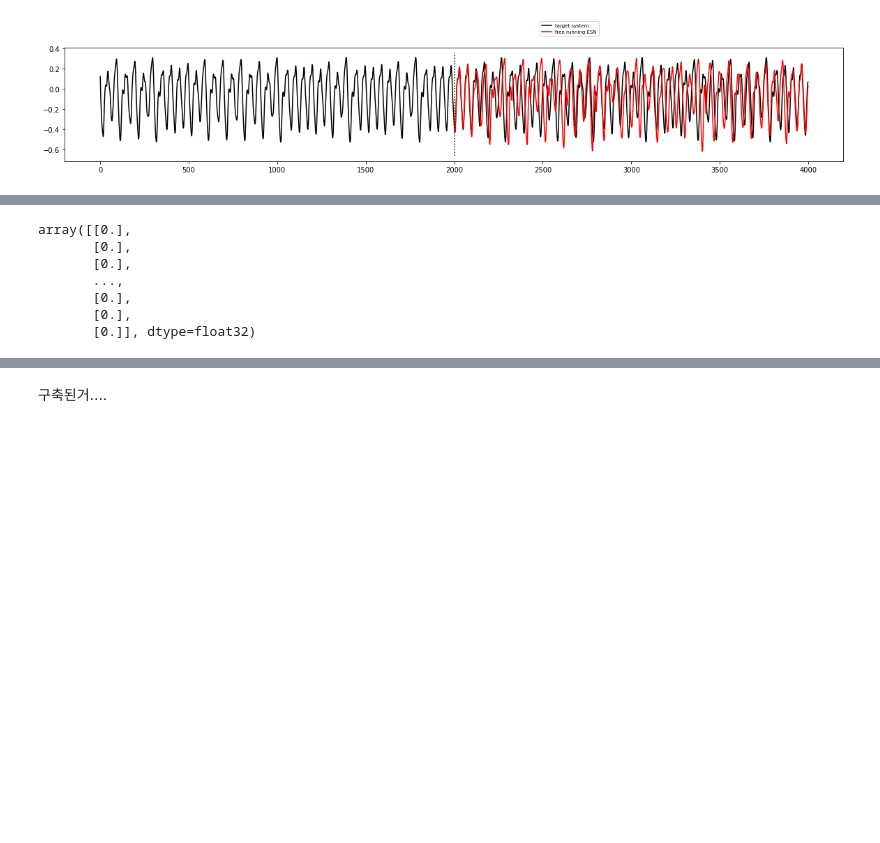
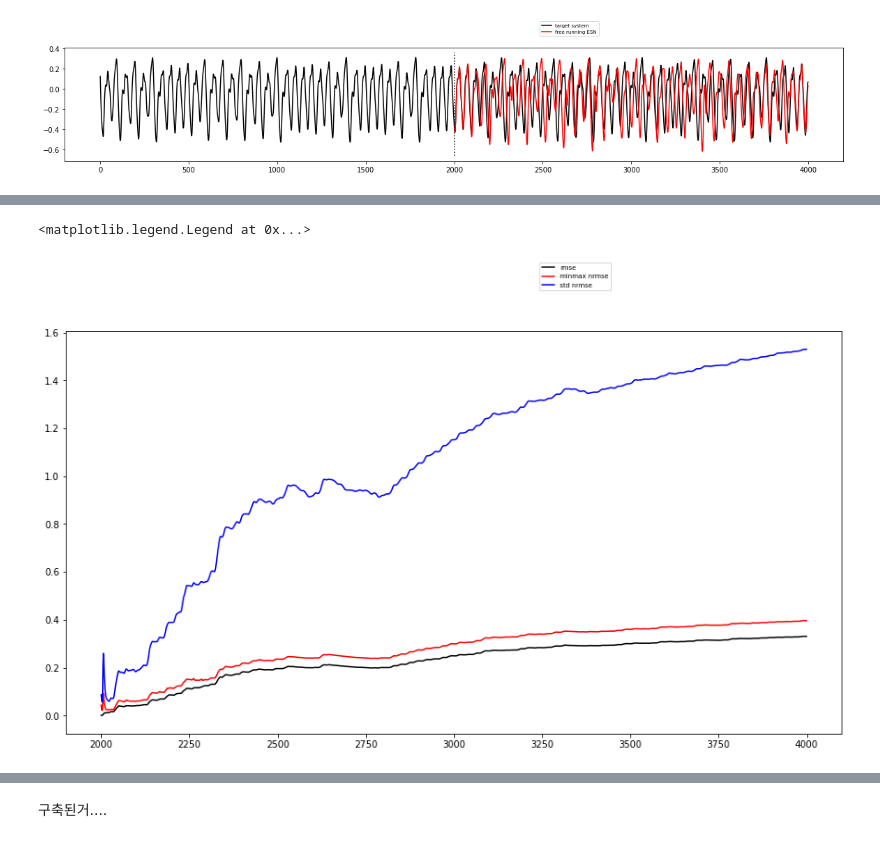
Before and after one commit to hyunku/Reservoir-Computing, a Jupyter notebook: UpdatingESN.ipynb, the cells around one changed output, grey strips where cells are left out. Saved outputs shown, nothing was run; the diff lists cells and outputs as text; code cells hidden in the pictures; blank space fills up the shorter version.

```diff
--- a/UpdatingESN.ipynb
+++ b/UpdatingESN.ipynb
@@ -722,10 +743,28 @@ test error:
-# %%
-trained_lat
-# %% [output]
-array([[0.],
-       [0.],
-       [0.],
-       ...,
-       [0.],
-       [0.],
-       [0.]], dtype=float32)
+# %%
+rmse_tower = []
+minmax_nrmse_tower = []
+std_nrmse_tower = []
+tower_cnt = 1
+for i in range(len(prediction.flatten())):
+  stacked_prediction = prediction.flatten()[:i+2]
+  stacked_realdata = data[trainlen:trainlen+future][:i+2]
+  stacked_realdata_max = np.max(stacked_realdata)
+  stacked_realdata_min = np.min(stacked_realdata)
+  stacked_realdata_std = np.std(stacked_realdata)
+
+  rmse_tower_val = np.sqrt(np.mean((stacked_prediction - stacked_realdata)**2))
+  mm_nrmse = rmse_tower_val / (stacked_realdata_max - stacked_realdata_min)
+  std_nrmse = rmse_tower_val / stacked_realdata_std
+
+  rmse_tower.append(rmse_tower_val)
+  minmax_nrmse_tower.append(mm_nrmse)
+  std_nrmse_tower.append(std_nrmse)
+# %%
+plt.figure(figsize=(15,8))
+plt.plot(range(trainlen,trainlen+future),rmse_tower,'k',label="rmse")
+plt.plot(range(trainlen,trainlen+future),minmax_nrmse_tower,'r', label="minmax nrmse")
+plt.plot(range(trainlen,trainlen+future),std_nrmse_tower,'b', label="std nrmse")
+plt.legend(loc=(0.61,1.1),fontsize='x-small')
+# %% [output]
+<matplotlib.legend.Legend at 0x...>
+[figure, added]
```
Also changed, not shown: parts of 12 cells of this notebook.
